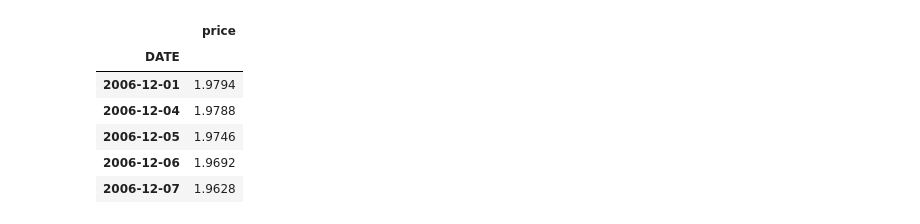
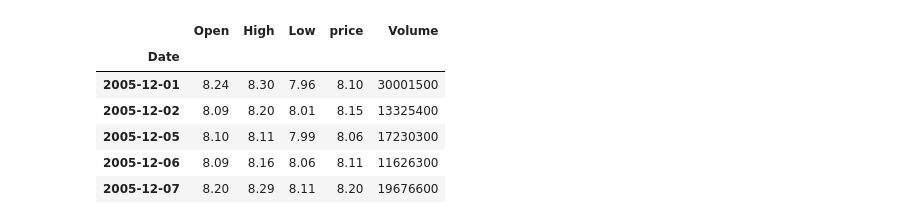
Before and after one commit to pb8/JupyterNotebooks, a Jupyter notebook: TA-Momentum.ipynb, the cells around one changed output. Saved outputs shown, nothing was run; the diff lists cells and outputs as text; code cells hidden in the pictures.

```diff
--- a/TA-Momentum.ipynb
+++ b/TA-Momentum.ipynb
@@ -11,21 +12,29 @@ import datetime
 # DEXUSUK = GBPUSD
 # DEXSZUS = USDCHF
 
-start = datetime.datetime(2006, 12, 1)
-end = datetime.datetime(2017, 1, 1)
+#start = datetime.datetime(2005, 12, 1)
+#end = datetime.datetime(2016, 1, 1)
 
-ccy = web.DataReader('DEXUSUK', 'fred', start, end)
-ccy.rename(columns={'DEXUSUK': 'price'}, inplace=True)
-ccy = ccy.fillna(method='pad')
-ccy.head()
+#ccy = web.DataReader('DEXUSUK', 'fred', start, end)
+#ccy.rename(columns={'DEXUSUK': 'price'}, inplace=True)
+#ccy = ccy.fillna(method='pad')
+#ccy.head()
-# %% [output]
-|  | price |
-| DATE |  |
-| 2006-12-01 | 1.9794 |
-| 2006-12-04 | 1.9788 |
-| 2006-12-05 | 1.9746 |
-| 2006-12-06 | 1.9692 |
-| 2006-12-07 | 1.9628 |
+# %%
+start = datetime.datetime(2005, 12, 1)
+end = datetime.datetime(2016, 1, 1)
+
+ccy = web.DataReader('F', 'google', start, end)
+ccy.rename(columns={'Close': 'price'}, inplace=True)
+ccy = ccy.fillna(method='pad')
+ccy.head()
+# %% [output]
+|  | Open | High | Low | price | Volume |
+| Date |  |  |  |  |  |
+| 2005-12-01 | 8.24 | 8.30 | 7.96 | 8.10 | 30001500 |
+| 2005-12-02 | 8.09 | 8.20 | 8.01 | 8.15 | 13325400 |
+| 2005-12-05 | 8.10 | 8.11 | 7.99 | 8.06 | 17230300 |
+| 2005-12-06 | 8.09 | 8.16 | 8.06 | 8.11 | 11626300 |
+| 2005-12-07 | 8.20 | 8.29 | 8.11 | 8.20 | 19676600 |
 # %%
 ccy = ccy.assign(daily_ret = ccy.price.pct_change(1))
 ccy = ccy.assign(yest_ret = ccy.daily_ret.shift(1))
```
Also changed, not shown: parts of 6 cells of this notebook.
